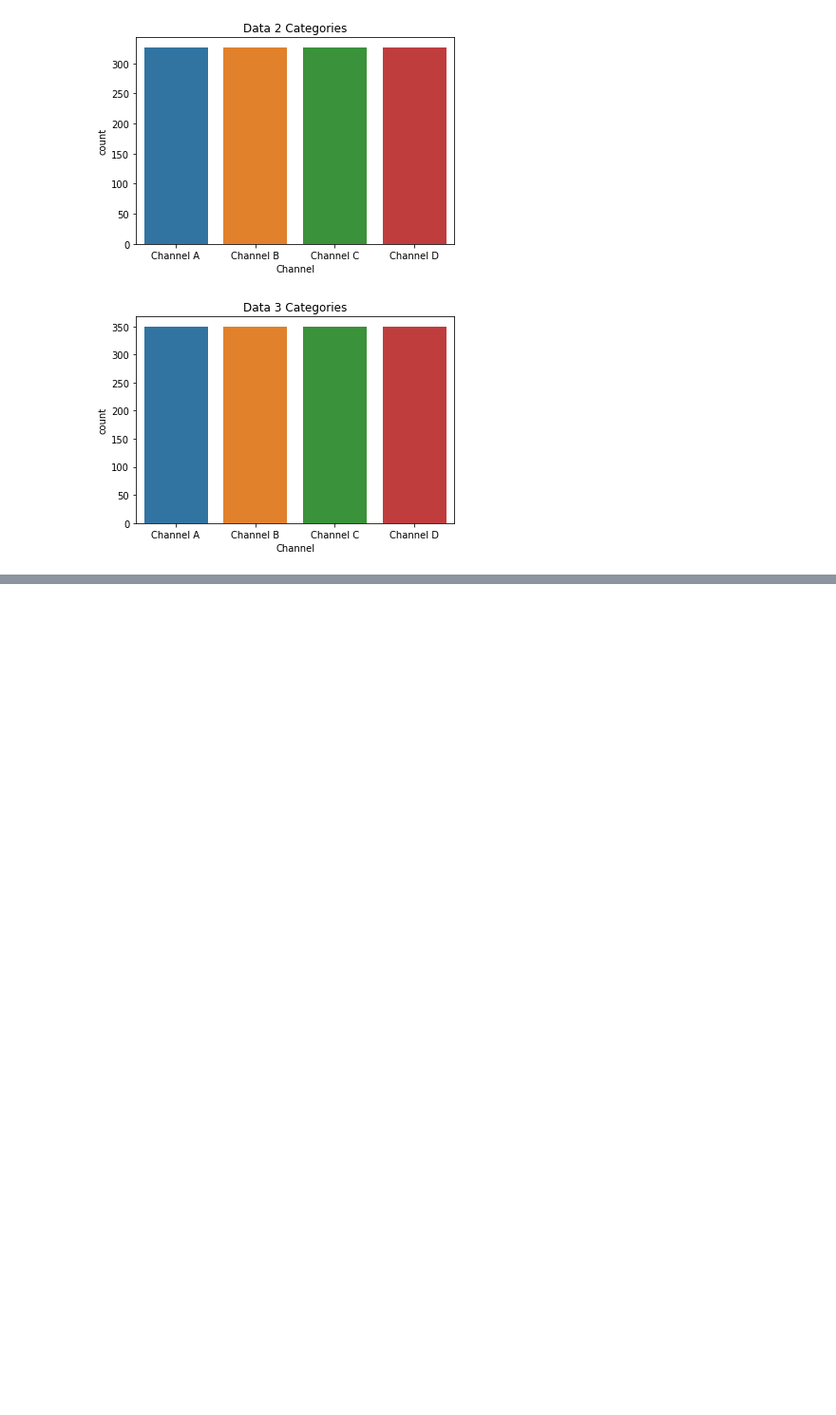
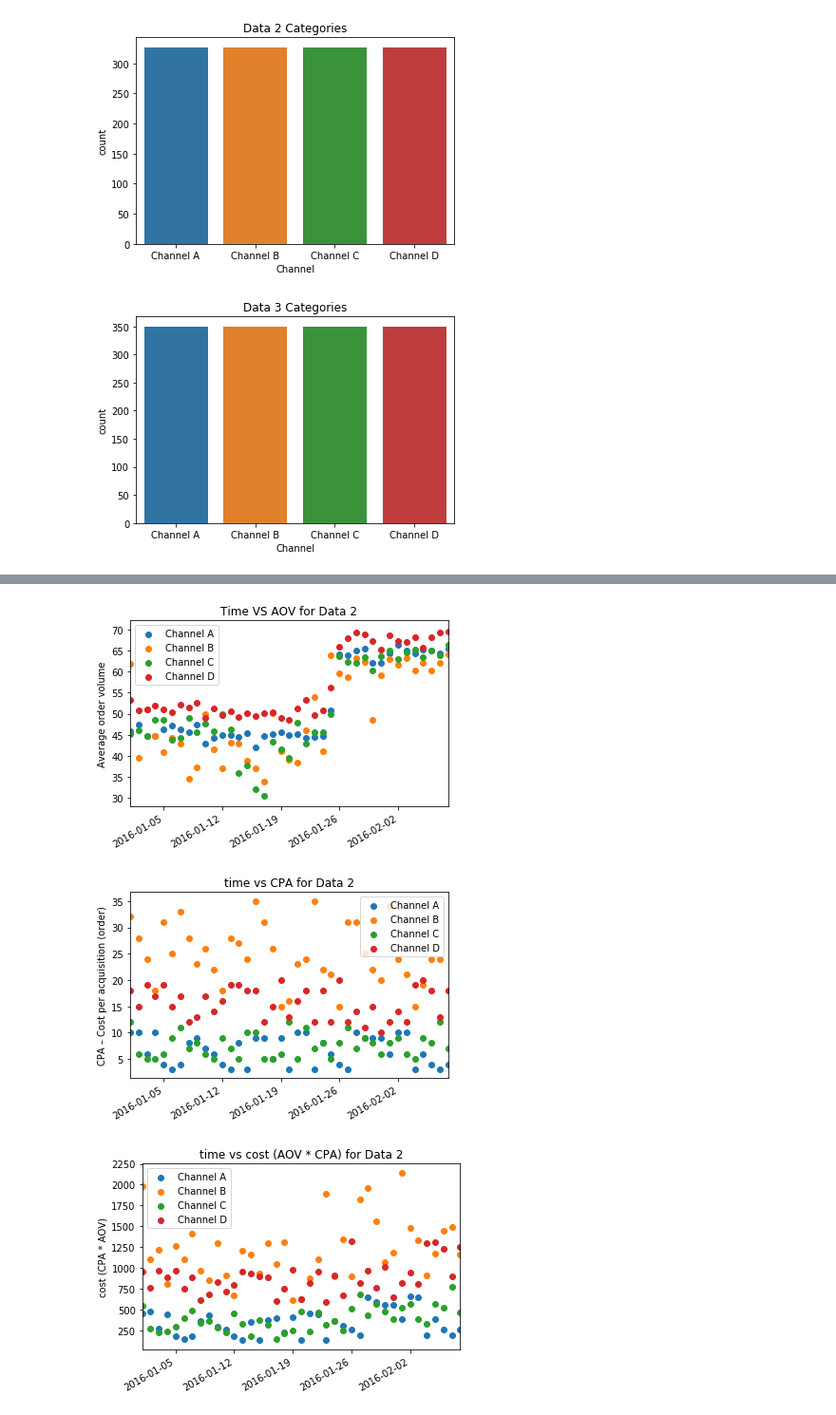
Before and after one commit to swong28/Interview-Assessments, a Jupyter notebook: Company1/Assessment Questions for an Interview.ipynb, the cells around one changed output, grey strips where cells are left out. Shown at 95% size. Saved outputs shown, nothing was run; the diff lists cells and outputs as text; code cells hidden in the pictures; blank space fills up the shorter version.

```diff
--- a/Company1/Assessment Questions for an Interview.ipynb
+++ b/Company1/Assessment Questions for an Interview.ipynb
@@ -129,0 +220,7 @@ for df in dfs:
+# %%
+# Data 2
+plot_channels(df_2, 'for Data 2')
+# %% [output]
+[figure, added]
+[figure, added]
+[figure, added]
```
Also changed, not shown: parts of 27 cells of this notebook.
